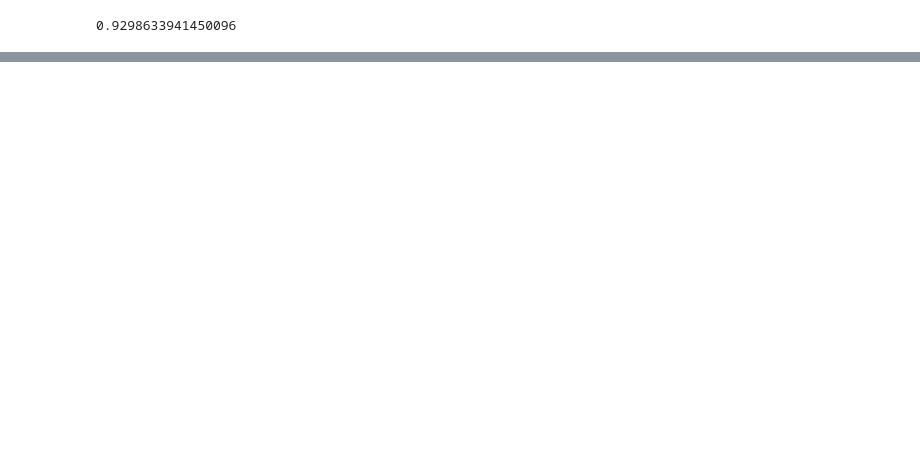
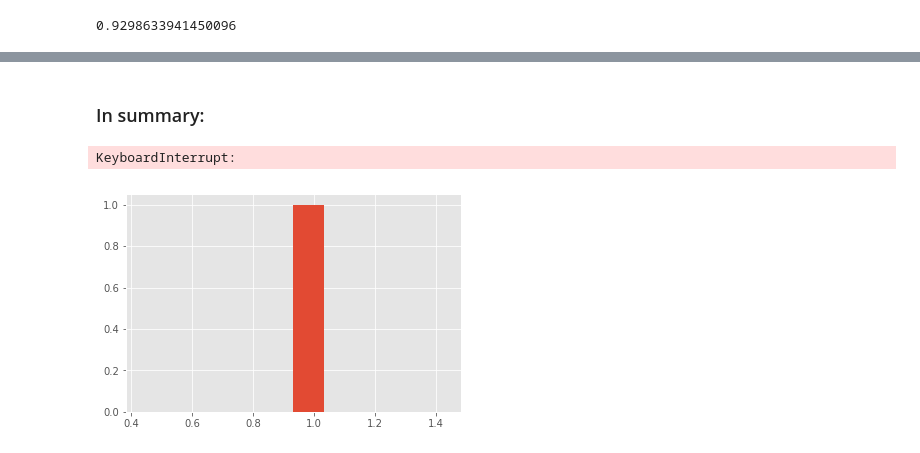
Before and after one commit to MariaGamero/TFM-ReasonsforEmployeeTurnover, a Jupyter notebook: 3.MachineLearning.ipynb, the cells around one changed output, grey strips where cells are left out. Saved outputs shown, nothing was run; the diff lists cells and outputs as text; code cells hidden in the pictures; blank space fills up the shorter version.

```diff
--- a/3.MachineLearning.ipynb
+++ b/3.MachineLearning.ipynb
@@ -275,0 +315,3 @@ cross_val_score(KNeighborsClassifier(n_neighbors=4),x,y).mean()
+# %%
+clf2.fit(x,y)
+clf2.best_score_
@@ -275,0 +326,7 @@ cross_val_score(KNeighborsClassifier(n_neighbors=4),x,y).mean()
+# %%
+clf3= GridSearchCV(SVC(kernel="poly"),
+                  param_grid={"C":[10,100],"degree":np.arange(1)},
+                  verbose=10)
+# %%
+clf3.fit(x,y)
+clf3.best_score_
@@ -275,0 +355,10 @@ cross_val_score(KNeighborsClassifier(n_neighbors=4),x,y).mean()
+# %% [markdown]
+### In summary:
+# %%
+kn=cross_val_score(clf1,x,y,cv=10,scoring='accuracy').mean()
+# %% [output]
+KeyboardInterrupt:
+# %%
+plt.hist(kn);
+# %% [output]
+[figure, added]
```
Also changed, not shown: parts of 30 cells of this notebook.
